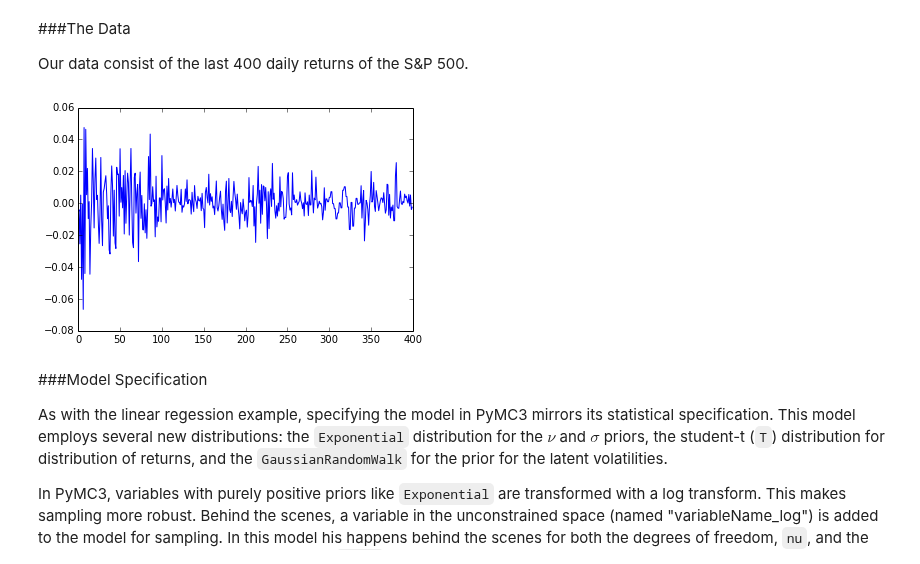
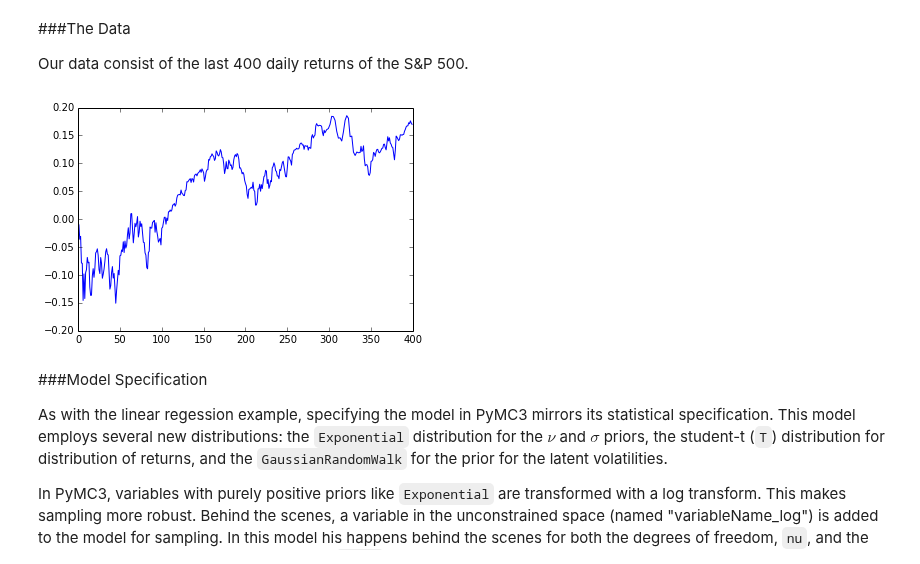
Before and after one commit to pymc-devs/uq_chapter, a Jupyter notebook: reference/UQ Handbook Chapter.ipynb, the cells around one changed output. Cells and saved outputs as stored; diff of their text form; code cells hidden in the pictures.

```diff
--- a/reference/UQ Handbook Chapter.ipynb
+++ b/reference/UQ Handbook Chapter.ipynb
@@ -309,9 +309,9 @@ Our data consist of the last 400 daily returns of the S&P 500.
 # %%
 n = 400
 returns = np.genfromtxt("data/SP500.csv")[-n:]
-pl.plot(returns);
+pl.plot(returns.cumsum());
 # %% [output]
-[figure, old version]
+[figure, new version]
 # %% [markdown]
 ###Model Specification
 
```
Also changed, not shown: parts of 9 cells of this notebook.
